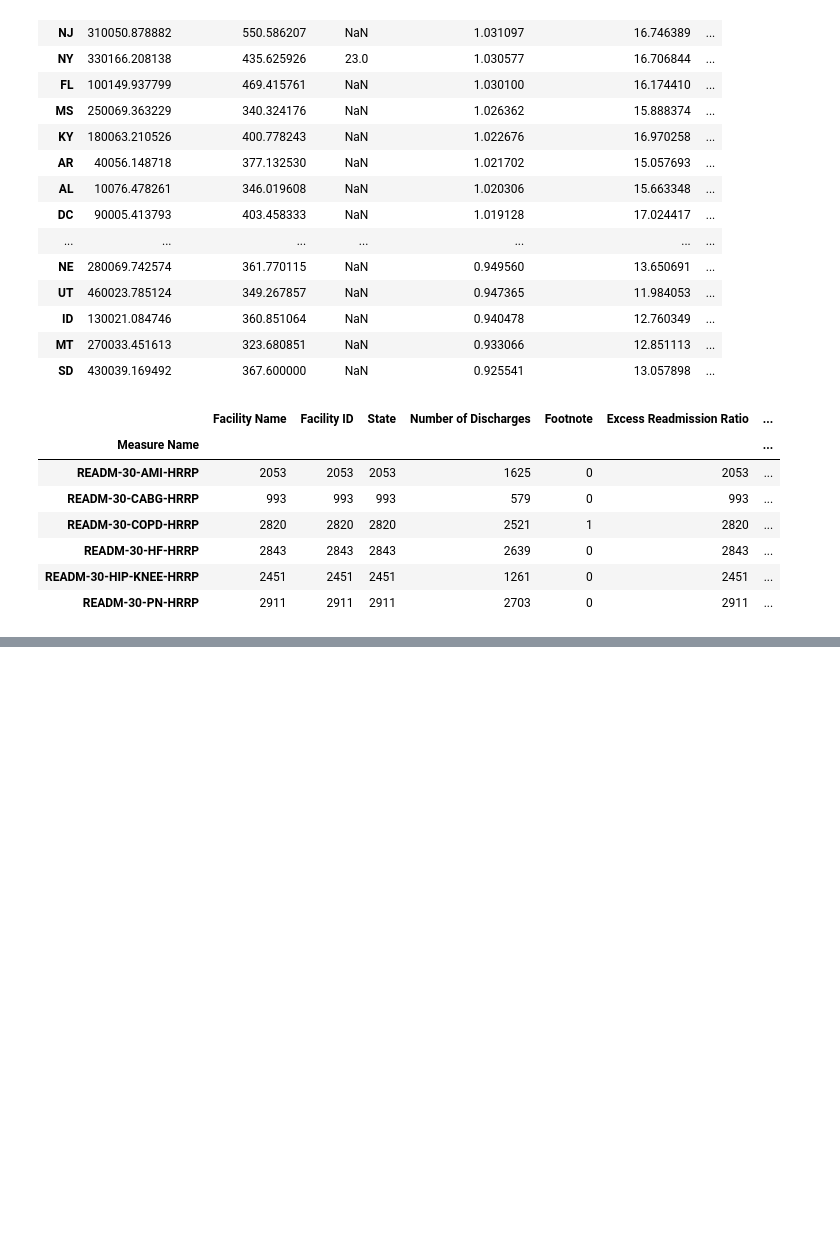
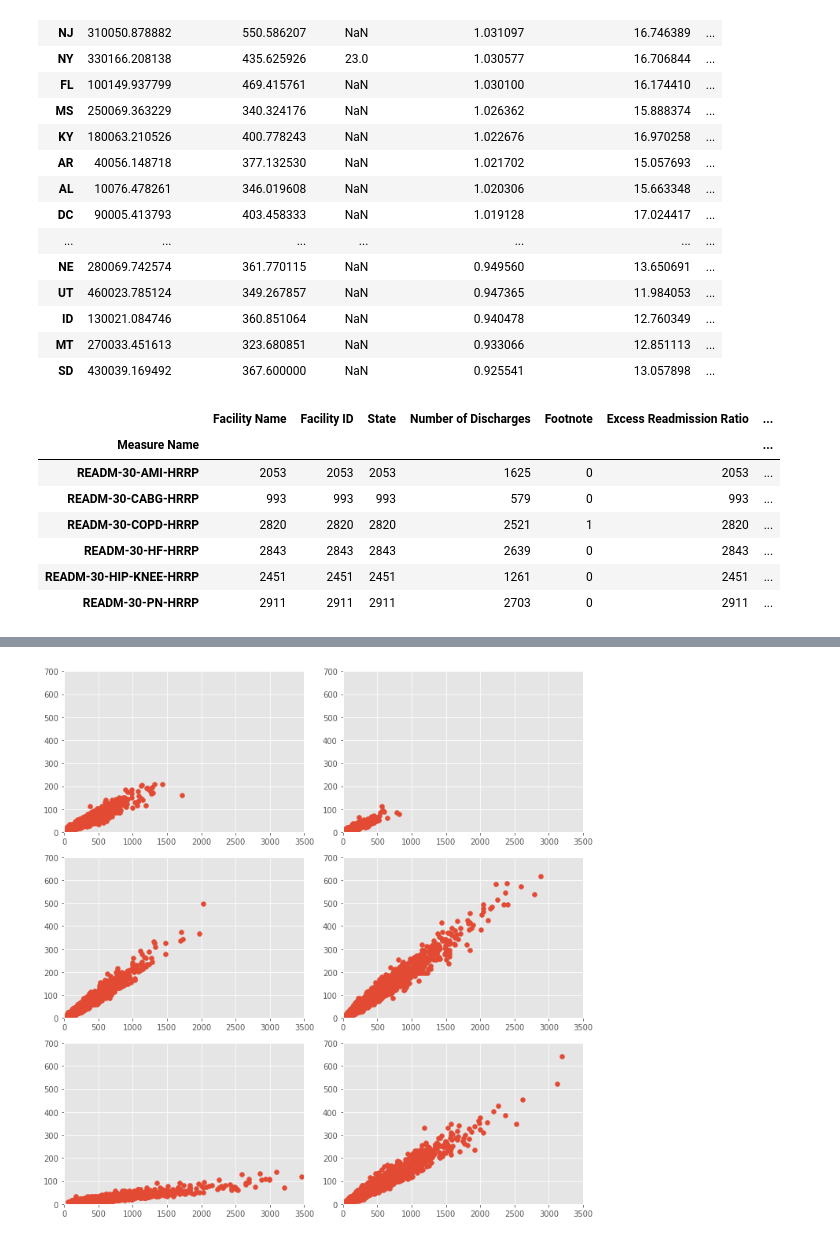
Before and after one commit to norahuntington/hospital-readmissions, a Jupyter notebook: data-exploration.ipynb, the cells around one changed output, grey strips where cells are left out. Cells and saved outputs as stored; diff of their text form; code cells hidden in the pictures; blank space fills up the shorter version.

```diff
--- a/data-exploration.ipynb
+++ b/data-exploration.ipynb
@@ -49,0 +54,3 @@ clean_data['Number of Readmissions'] = clean_data['Number of Readmissions'].asty
+# %%
+def filter(data, col_name, filter_value):
+    return data[data[col_name] == filter_value]
@@ -204,0 +469,37 @@ cal.groupby('Facility ID').count()
+# %%
+fig, ax = plt.subplots(3,2, figsize=(10,10))
+
+x = 'Number of Discharges'
+y = 'Number of Readmissions'
+
+f1 = filter(clean_data, 'Measure Name', 'READM-30-AMI-HRRP')
+f2 = filter(clean_data, 'Measure Name', 'READM-30-CABG-HRRP')
+f3 = filter(clean_data, 'Measure Name', 'READM-30-COPD-HRRP')
+f4 = filter(clean_data, 'Measure Name', 'READM-30-HF-HRRP')
+f5 = filter(clean_data, 'Measure Name', 'READM-30-HIP-KNEE-HRRP')
+f6 = filter(clean_data, 'Measure Name', 'READM-30-PN-HRRP')
+
+ax[0][0].scatter(f1[x],f1[y])
+ax[0][1].scatter(f2[x],f2[y])
+ax[1][0].scatter(f3[x],f3[y])
+ax[1][1].scatter(f4[x],f4[y])
+ax[2][0].scatter(f5[x],f5[y])
+ax[2][1].scatter(f6[x],f6[y])
+
+ax[0][0].set_xlim([0,3500])
+ax[0][1].set_xlim([0,3500])
+ax[1][0].set_xlim([0,3500])
+ax[1][1].set_xlim([0,3500])
+ax[2][0].set_xlim([0,3500])
+ax[2][1].set_xlim([0,3500])
+
+ax[0][0].set_ylim([0,700])
+ax[0][1].set_ylim([0,700])
+ax[1][0].set_ylim([0,700])
+ax[1][1].set_ylim([0,700])
+ax[2][0].set_ylim([0,700])
+ax[2][1].set_ylim([0,700])
+
+plt.tight_layout()
+# %% [output]
+[figure, added]
```
Also changed, not shown: parts of 41 cells of this notebook, 2 other files.
